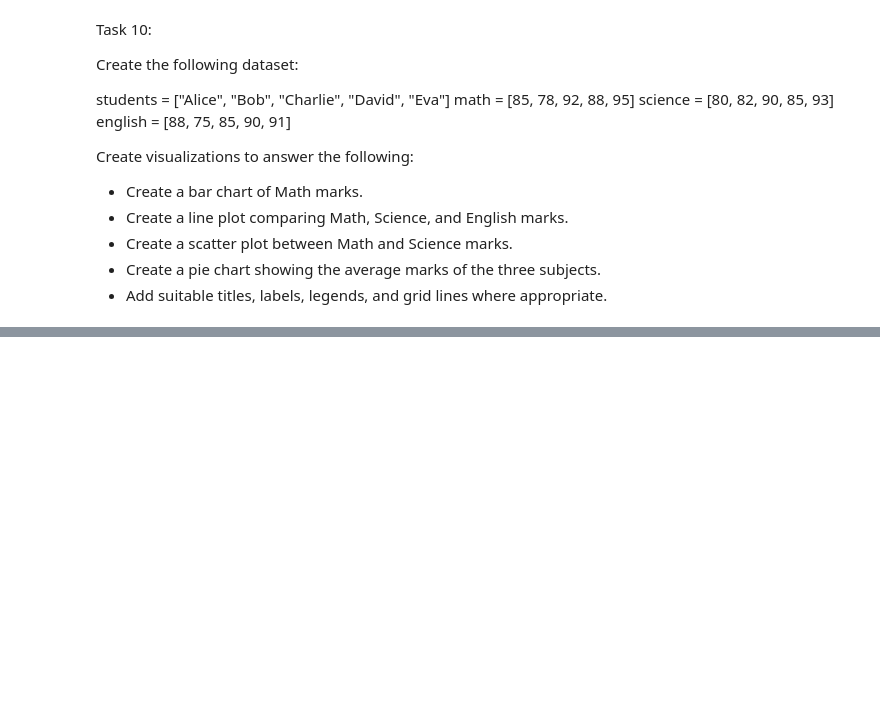
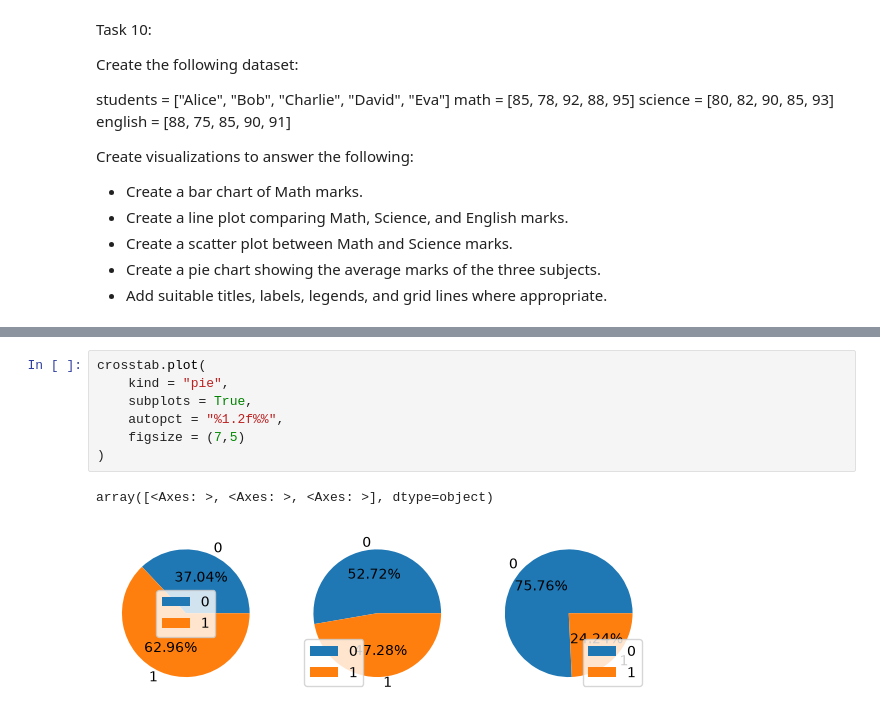
Before and after one commit to DipeshGhimire33/Data-Science-and-Machine-learning, a Jupyter notebook: Day_wise_learning/Day_27/matplt_use.ipynb, the cells around one changed output, grey strips where cells are left out. Saved outputs shown, nothing was run; the diff lists cells and outputs as text; blank space fills up the shorter version.

```diff
--- a/Day_wise_learning/Day_27/matplt_use.ipynb
+++ b/Day_wise_learning/Day_27/matplt_use.ipynb
@@ -292,0 +328,10 @@ plt.tight_layout()
+# %%
+crosstab.plot(
+    kind = "pie",
+    subplots = True,
+    autopct = "%1.2f%%",
+    figsize = (7,5)
+)
+# %% [output]
+array([<Axes: >, <Axes: >, <Axes: >], dtype=object)
+[figure, added]
```
Also changed, not shown: parts of 11 cells of this notebook.
